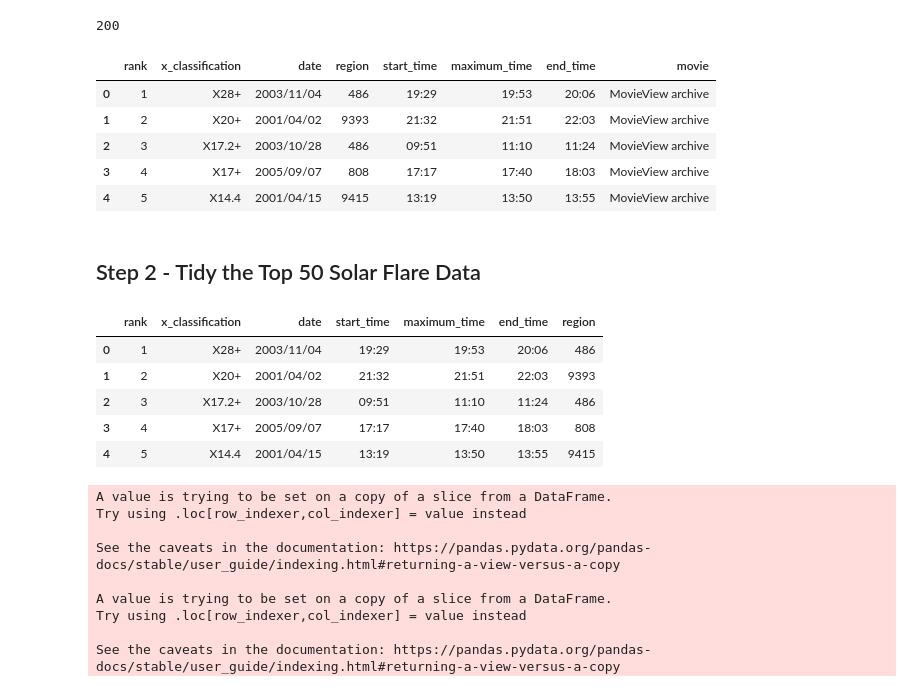
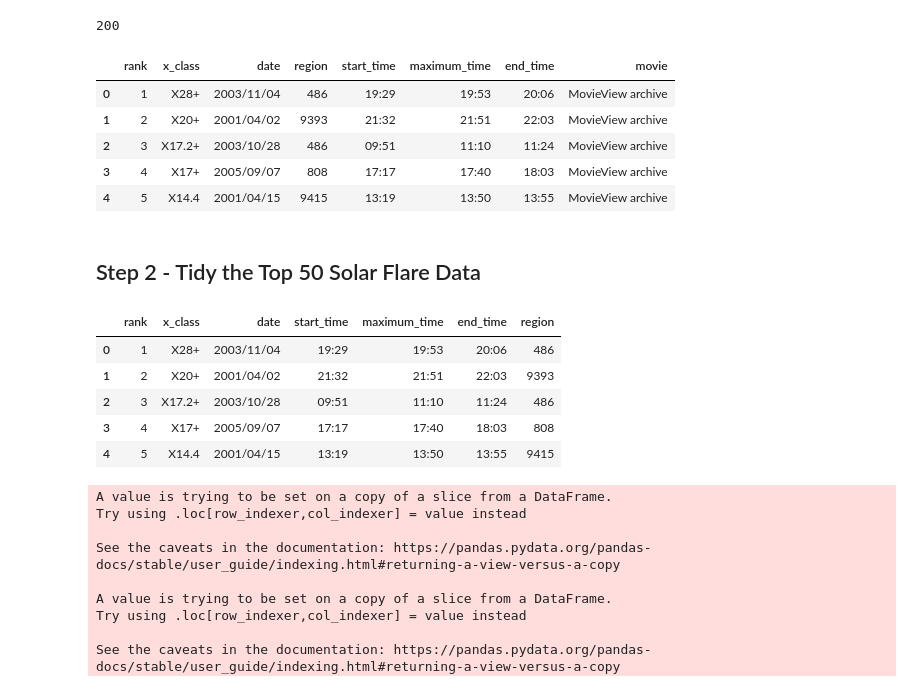
Before and after one commit to NickOuellet/Fly-Me-To-The-Moon, a Jupyter notebook: Fly Me To The Moon - Proj 1 Part 1.ipynb, the cells around one changed output. Cells and saved outputs as stored; diff of their text form; code cells hidden in the pictures.

```diff
--- a/Fly Me To The Moon - Proj 1 Part 1.ipynb
+++ b/Fly Me To The Moon - Proj 1 Part 1.ipynb
@@ -34,11 +34,11 @@ solar_flare_df = pd.read_html(str(table))
 # %%
 solfla_df = solar_flare_df[0]#works when we just select the first table
 # %%
-solfla_df.columns = ["rank", "x_classification", "date", "region", "start_time", "maximum_time", "end_time", "movie"] #rename columns to be more descriptive
+solfla_df.columns = ["rank", "x_class", "date", "region", "start_time", "maximum_time", "end_time", "movie"] #rename columns to be more descriptive
 # %%
 solfla_df.head()
 # %% [output]
-|  | rank | x_classification | date | region | start_time | maximum_time | end_time | movie |
+|  | rank | x_class | date | region | start_time | maximum_time | end_time | movie |
 | 0 | 1 | X28+ | 2003/11/04 | 486 | 19:29 | 19:53 | 20:06 | MovieView archive |
 | 1 | 2 | X20+ | 2001/04/02 | 9393 | 21:32 | 21:51 | 22:03 | MovieView archive |
 | 2 | 3 | X17.2+ | 2003/10/28 | 486 | 09:51 | 11:10 | 11:24 | MovieView archive |
@@ -47,10 +47,10 @@ solfla_df.head()
 # %% [markdown]
 ## Step 2 - Tidy the Top 50 Solar Flare Data
 # %%
-solfla_df = solfla_df[["rank", "x_classification", "date", "start_time", "maximum_time", "end_time","region"]]
+solfla_df = solfla_df[["rank", "x_class", "date", "start_time", "maximum_time", "end_time","region"]]
 solfla_df.head()
 # %% [output]
-|  | rank | x_classification | date | start_time | maximum_time | end_time | region |
+|  | rank | x_class | date | start_time | maximum_time | end_time | region |
 | 0 | 1 | X28+ | 2003/11/04 | 19:29 | 19:53 | 20:06 | 486 |
 | 1 | 2 | X20+ | 2001/04/02 | 21:32 | 21:51 | 22:03 | 9393 |
 | 2 | 3 | X17.2+ | 2003/10/28 | 09:51 | 11:10 | 11:24 | 486 |
```
Also changed, not shown: parts of 15 cells of this notebook.
